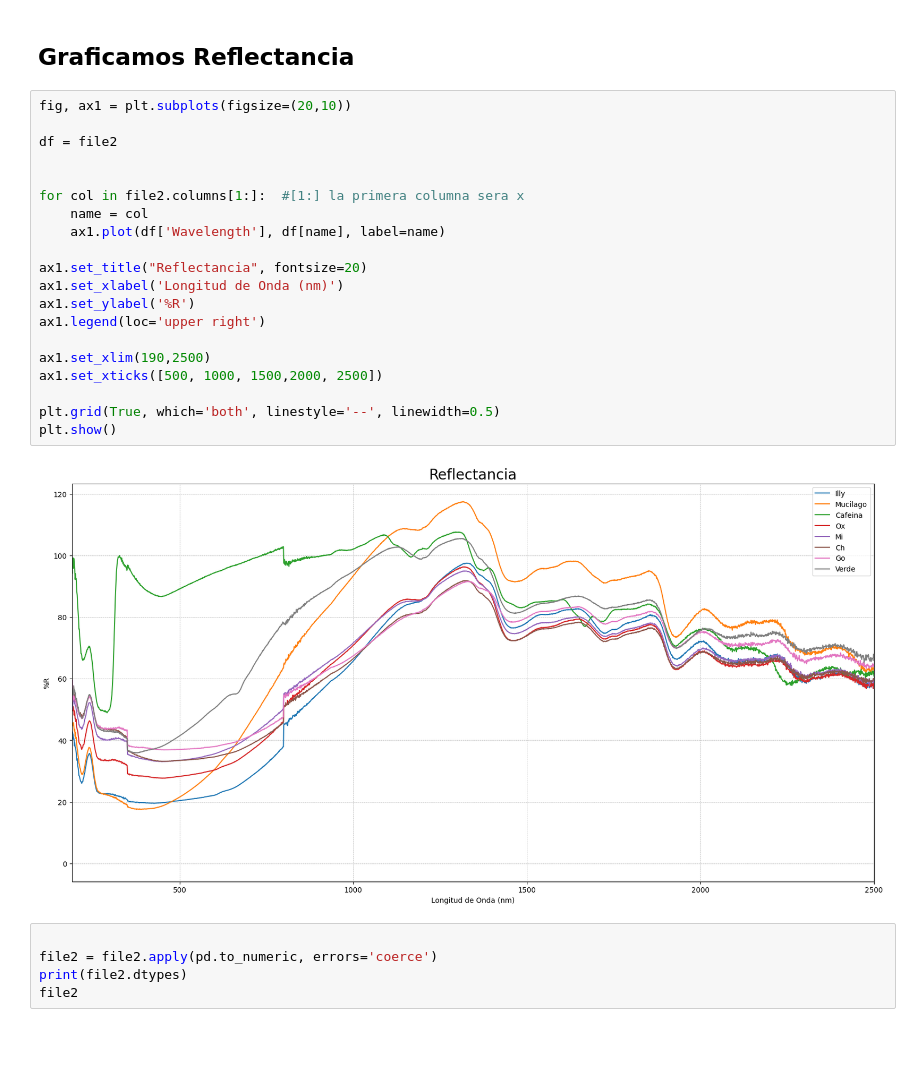
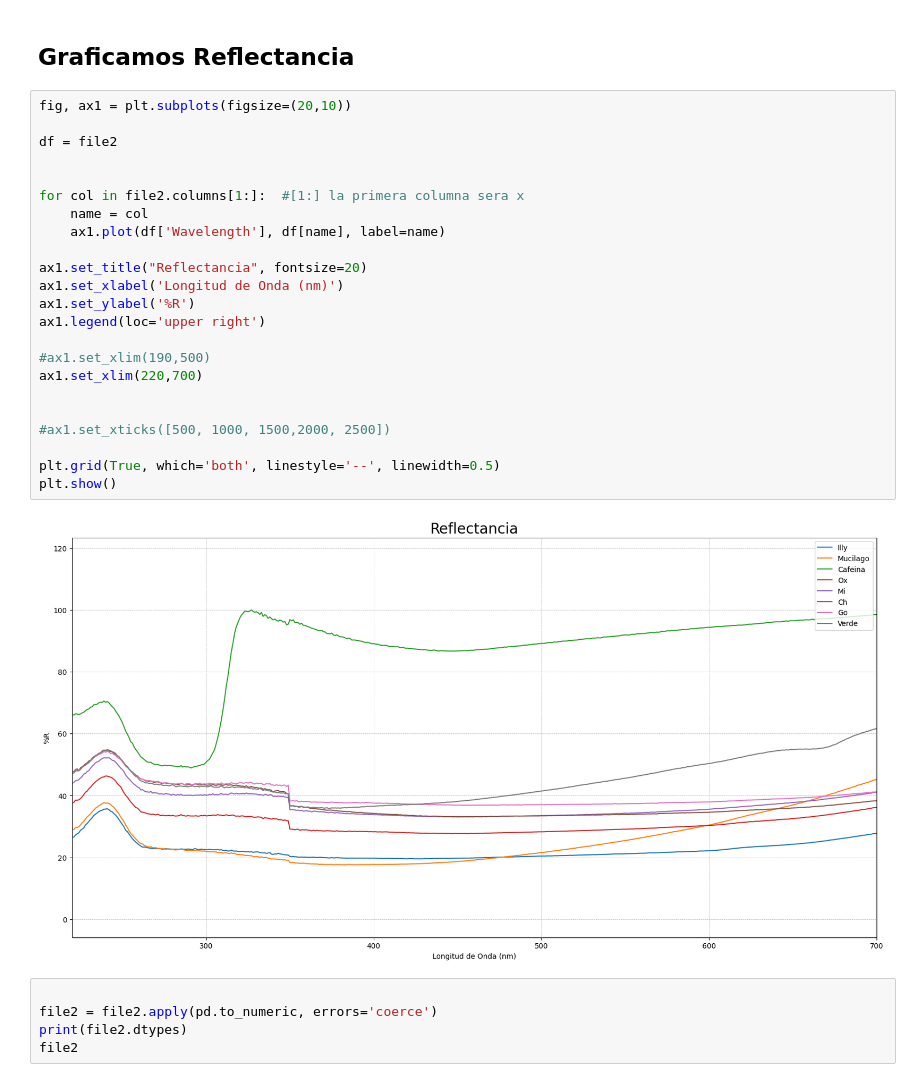
Before and after one commit to jazoro911/CafeLab, a Jupyter notebook: Liz/Proyects/Reflectancia-Absorbancia.ipynb, the cells around one changed output. Cells and saved outputs as stored; diff of their text form; blank space fills up the shorter version.

```diff
--- a/Liz/Proyects/Reflectancia-Absorbancia.ipynb
+++ b/Liz/Proyects/Reflectancia-Absorbancia.ipynb
@@ -28,25 +28,28 @@ file2
 # %%
 fig, ax1 = plt.subplots(figsize=(20,10))
 
 df = file2
 
 
 for col in file2.columns[1:]:  #[1:] la primera columna sera x
     name = col
     ax1.plot(df['Wavelength'], df[name], label=name)
 
 ax1.set_title("Reflectancia", fontsize=20)
 ax1.set_xlabel('Longitud de Onda (nm)')
 ax1.set_ylabel('%R')
 ax1.legend(loc='upper right')
 
-ax1.set_xlim(190,2500)
-ax1.set_xticks([500, 1000, 1500,2000, 2500])
+#ax1.set_xlim(190,500)
+ax1.set_xlim(220,700)
+
+
+#ax1.set_xticks([500, 1000, 1500,2000, 2500])
 
 plt.grid(True, which='both', linestyle='--', linewidth=0.5)
 plt.show()
 # %% [output]
-[figure, old version]
+[figure, new version]
 # %%
 
 file2 = file2.apply(pd.to_numeric, errors='coerce')
```
Also changed, not shown: 1 other file.
